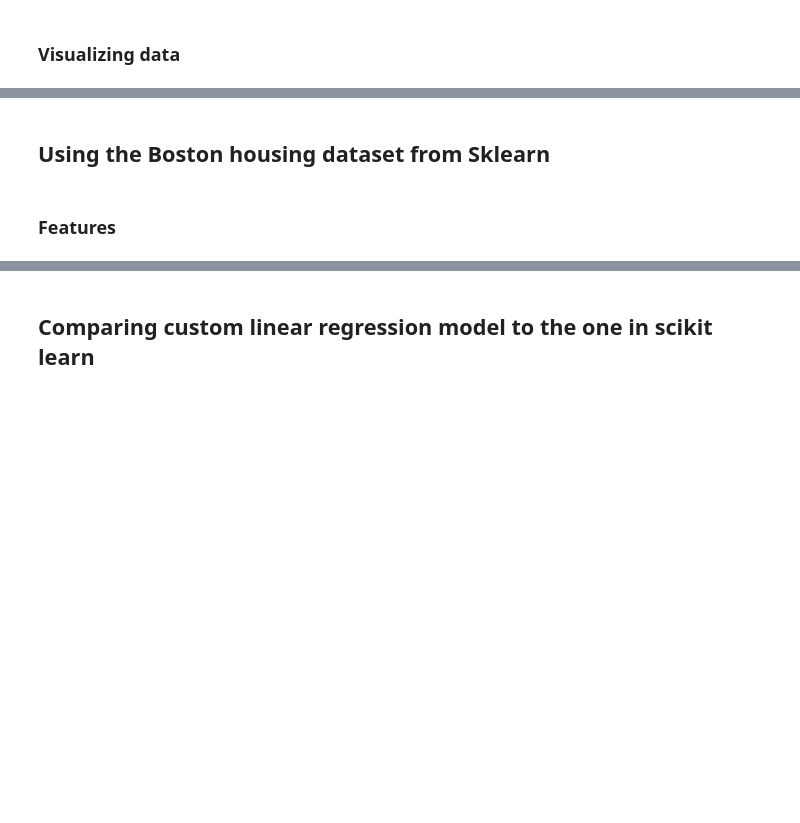
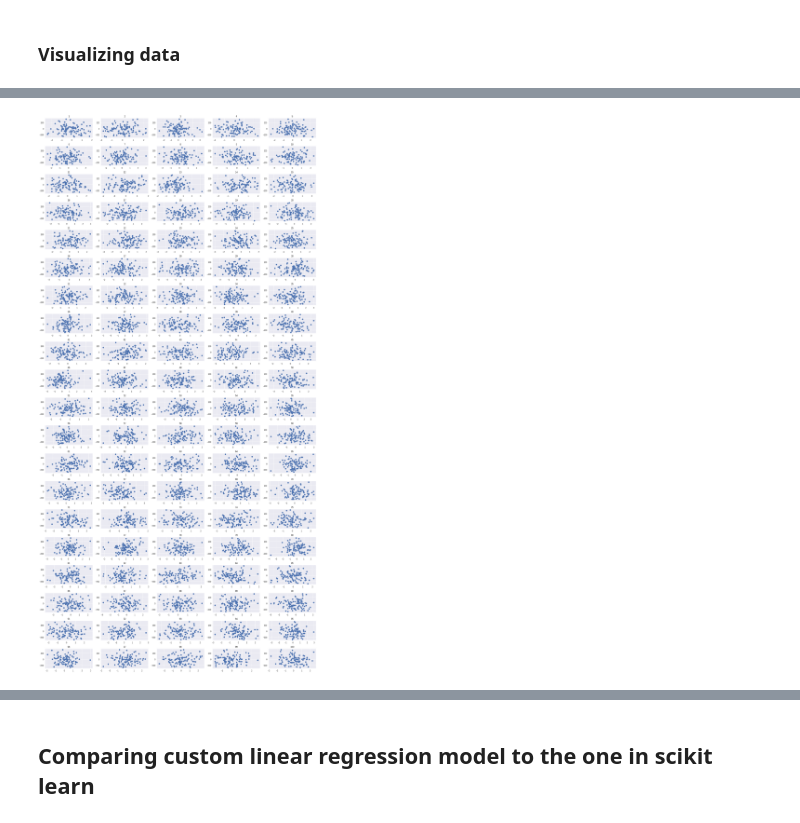
Before and after one commit to jatatman/Cap, a Jupyter notebook: ipynb/Linear_Regression-Make_Regression.ipynb, the cells around one changed output, grey strips where cells are left out. Saved outputs shown, nothing was run; the diff lists cells and outputs as text; code cells hidden in the pictures; blank space fills up the shorter version.

```diff
--- a/ipynb/Linear_Regression-Make_Regression.ipynb
+++ b/ipynb/Linear_Regression-Make_Regression.ipynb
@@ -36,12 +37,12 @@ fig.tight_layout()
 # %%
-fig = plt.figure(figsize=(10,20))
+fig = plt.figure(figsize=(20,40))
 
-for i in range(X.shape[1]):
+for i in range(mr_X.shape[1]):
 
     fig.add_subplot(20,5,i+1)
-    plt.scatter(X[i], y)
+    plt.scatter(mr_X[i], mr_y)
     plt.title(i+1)
 
 fig.tight_layout()
+# %% [output]
+[figure, added]
-# %% [markdown]
-## Using the Boston housing dataset from Sklearn
@@ -55,2 +48,0 @@ print(boston_data.DESCR)
-# %% [markdown]
-### Features
```
Also changed, not shown: parts of 39 cells of this notebook, 15 other files.
